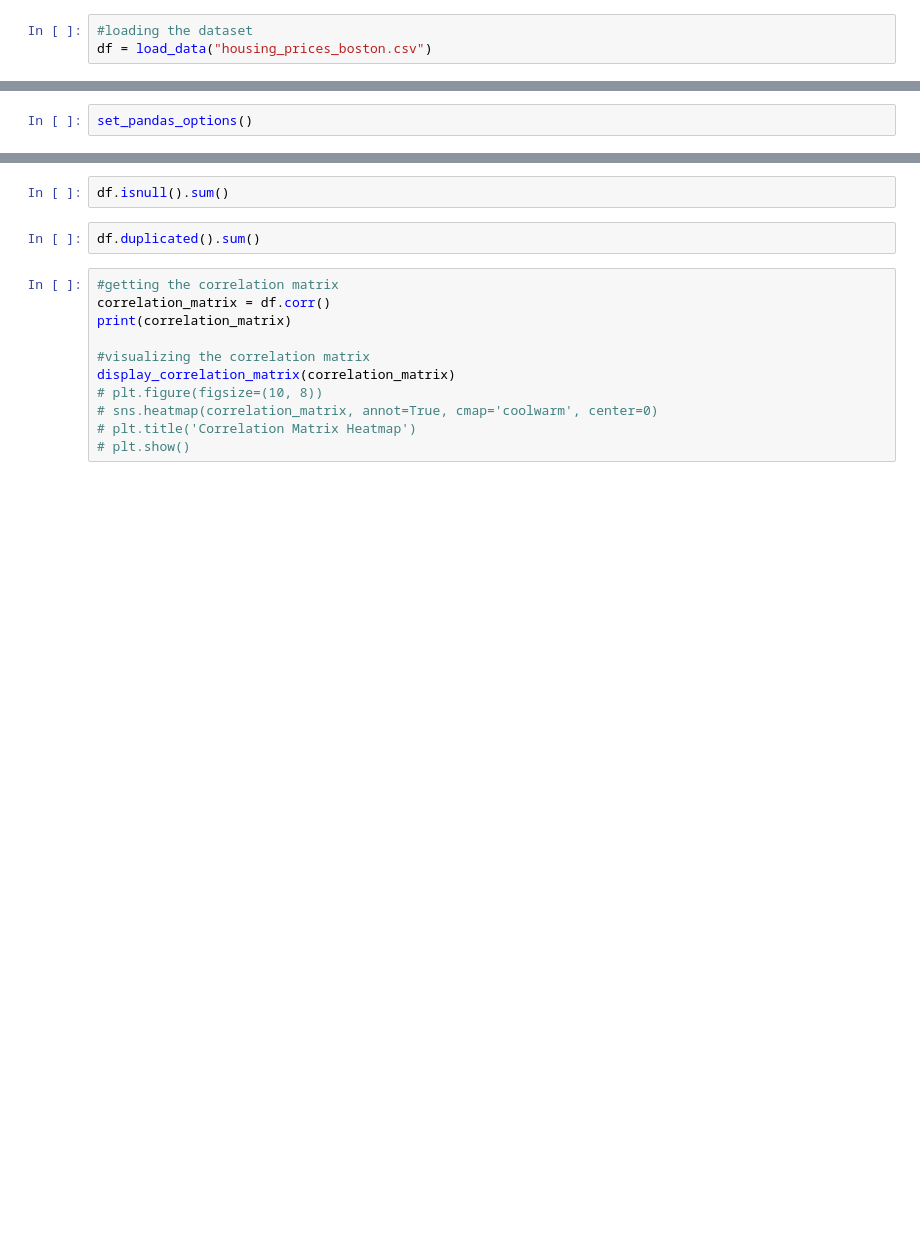
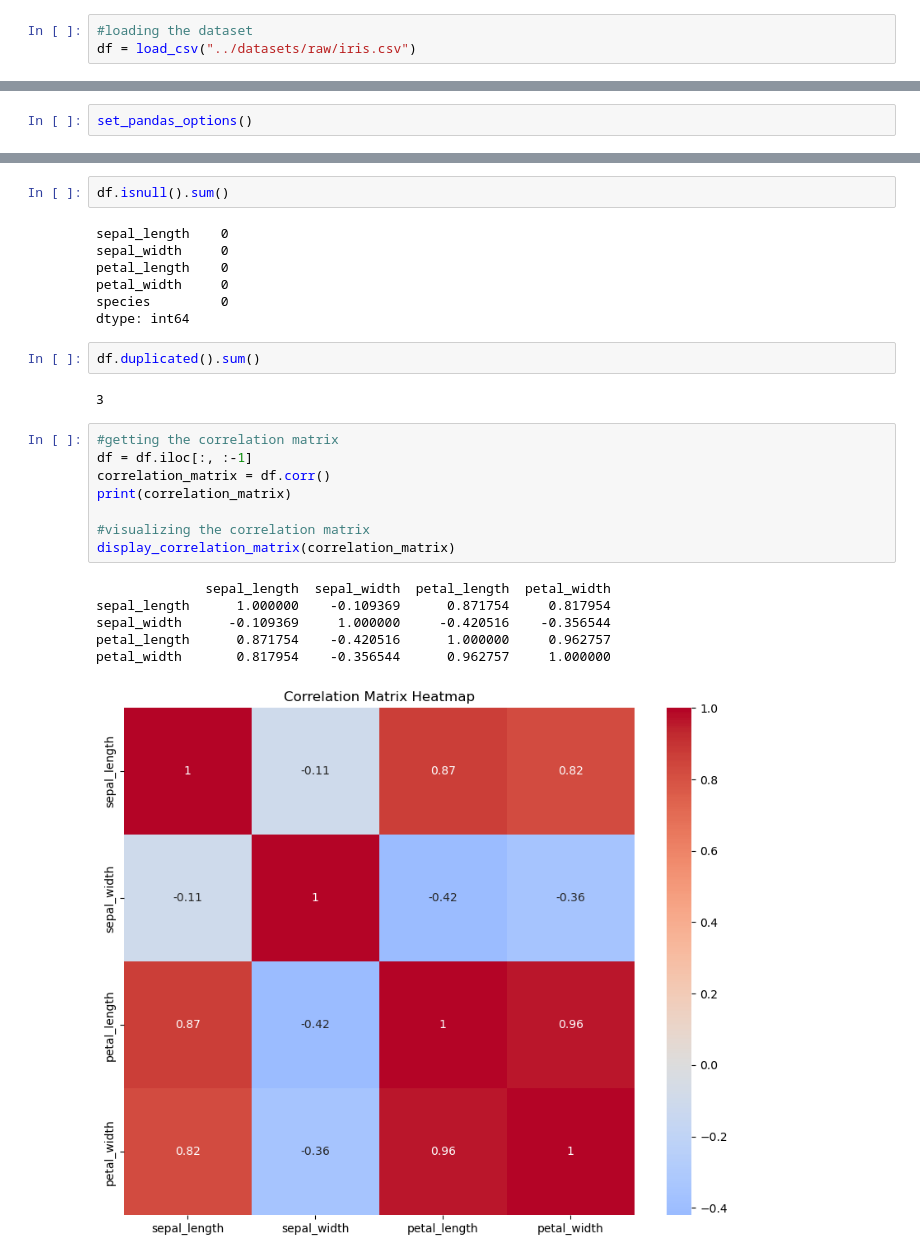
Before and after one commit to sadegh15khedry/ML-Algorithms-From-Scratch, a Jupyter notebook: Decision-Tree/notebooks/data_exploration.ipynb, the cells around one changed output, grey strips where cells are left out. Cells and saved outputs as stored; diff of their text form; blank space fills up the shorter version.

Commit message:
explored data in decition tree

```diff
--- a/Decision-Tree/notebooks/data_exploration.ipynb
+++ b/Decision-Tree/notebooks/data_exploration.ipynb
@@ -8,4 +8,4 @@ from utils import set_pandas_options, load_data
 from data_exploration  import display_correlation_matrix
 # %%
 #loading the dataset
-df = load_data("housing_prices_boston.csv")
+df = load_csv("../datasets/raw/iris.csv")
@@ -20,15 +47,28 @@ df.describe()
 # %%
 df.isnull().sum()
+# %% [output]
+sepal_length    0
+sepal_width     0
+petal_length    0
+petal_width     0
+species         0
+dtype: int64
 # %%
 df.duplicated().sum()
+# %% [output]
+3
 # %%
 #getting the correlation matrix
+df = df.iloc[:, :-1]
 correlation_matrix = df.corr()
 print(correlation_matrix)
 
 #visualizing the correlation matrix
 display_correlation_matrix(correlation_matrix)
-# plt.figure(figsize=(10, 8))
-# sns.heatmap(correlation_matrix, annot=True, cmap='coolwarm', center=0)
-# plt.title('Correlation Matrix Heatmap')
-# plt.show()
+# %% [output]
+              sepal_length  sepal_width  petal_length  petal_width
+sepal_length      1.000000    -0.109369      0.871754     0.817954
+sepal_width      -0.109369     1.000000     -0.420516    -0.356544
+petal_length      0.871754    -0.420516      1.000000     0.962757
+petal_width       0.817954    -0.356544      0.962757     1.000000
+[figure, added]
```
Also changed, not shown: parts of 5 cells of this notebook, 6 other files.
